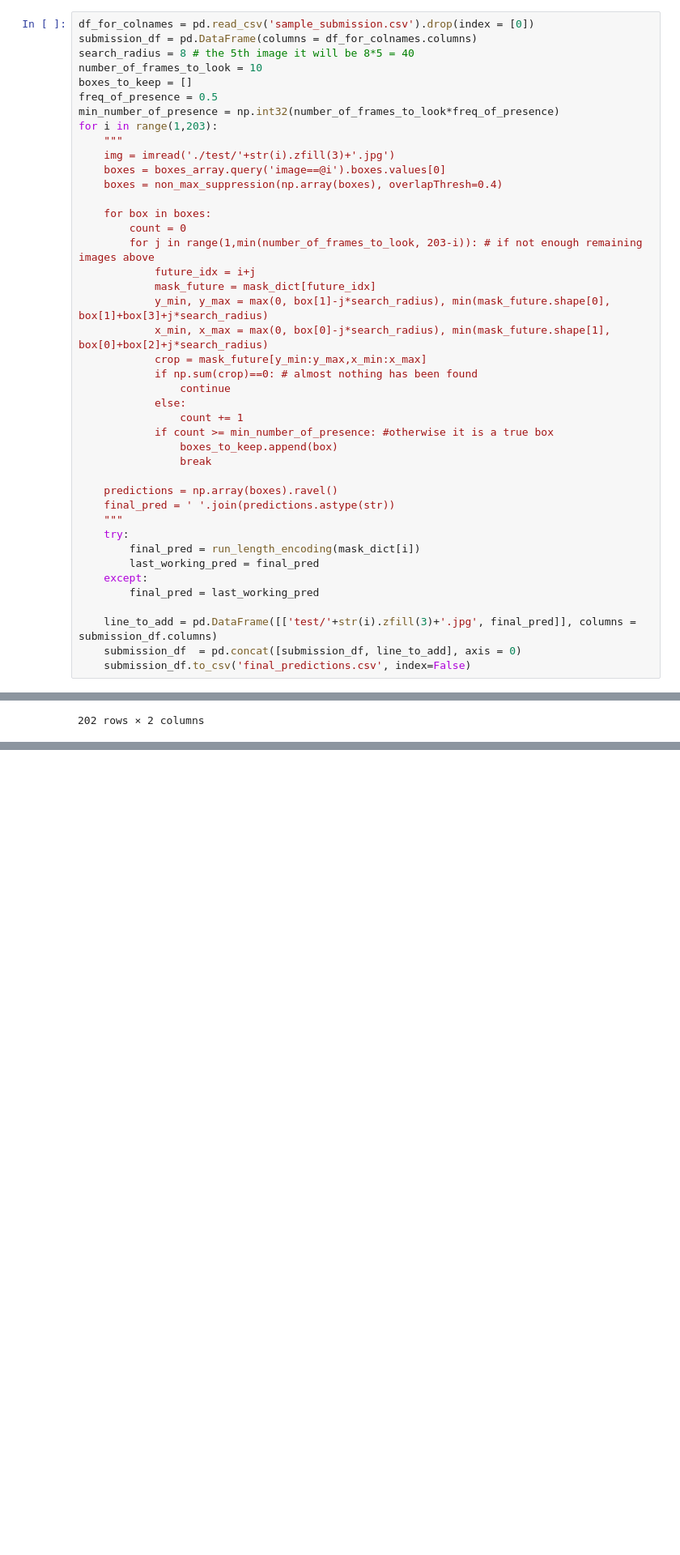
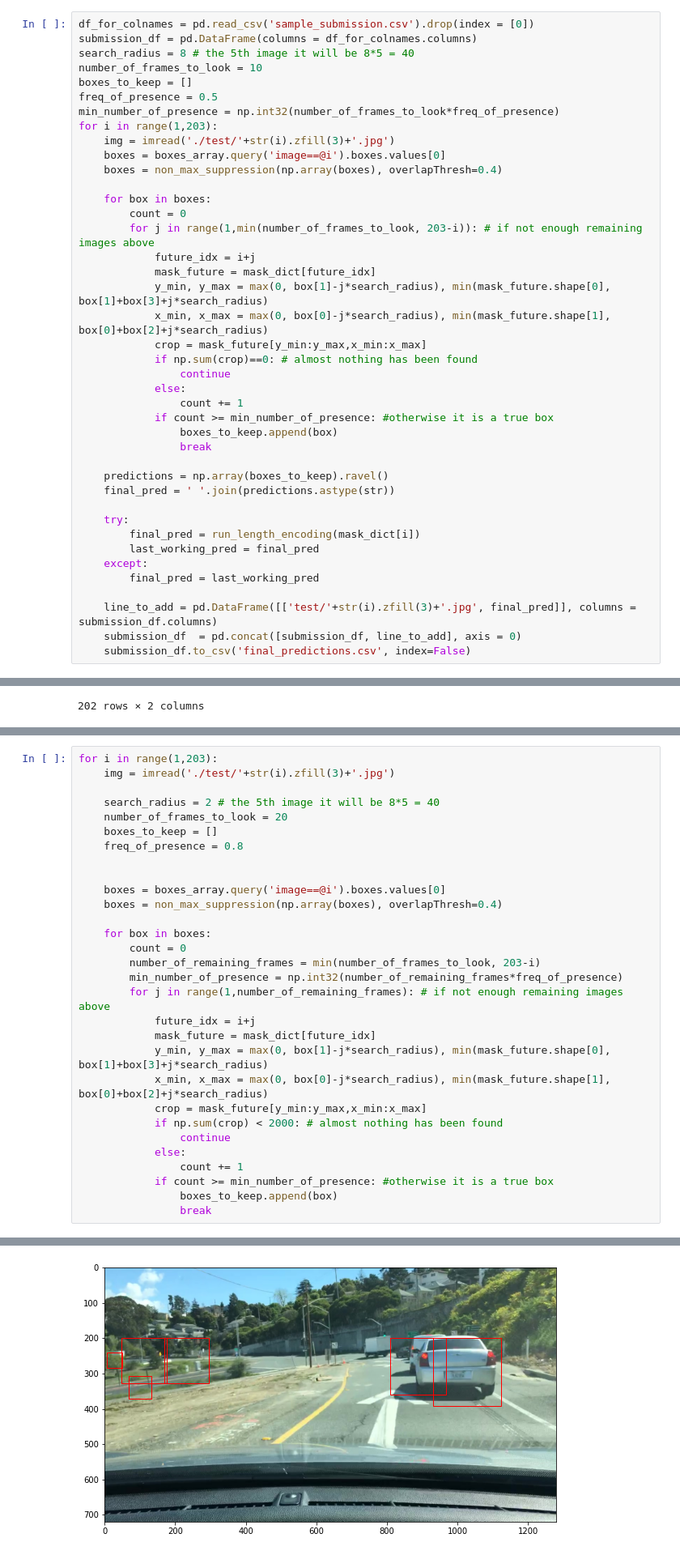
Before and after one commit to timrio/cars_detection, a Jupyter notebook: run_model.ipynb, the cells around one changed output, grey strips where cells are left out. Shown at 81% size. Cells and saved outputs as stored; diff of their text form; blank space fills up the shorter version.

```diff
--- a/run_model.ipynb
+++ b/run_model.ipynb
@@ -439,7 +429,6 @@ boxes_to_keep = []
 freq_of_presence = 0.5
 min_number_of_presence = np.int32(number_of_frames_to_look*freq_of_presence)
 for i in range(1,203):
-    """
     img = imread('./test/'+str(i).zfill(3)+'.jpg')
     boxes = boxes_array.query('image==@i').boxes.values[0]
     boxes = non_max_suppression(np.array(boxes), overlapThresh=0.4)
@@ -460,9 +449,9 @@ for i in range(1,203):
                 boxes_to_keep.append(box)
                 break
 
-    predictions = np.array(boxes).ravel()
+    predictions = np.array(boxes_to_keep).ravel()
     final_pred = ' '.join(predictions.astype(str))
-    """
+
     try:
         final_pred = run_length_encoding(mask_dict[i])
         last_working_pred = final_pred
@@ -515,3 +506,34 @@ submission_df
         ax.add_patch(rect)
 
     ax.imshow(img)
+# %%
+for i in range(1,203):
+    img = imread('./test/'+str(i).zfill(3)+'.jpg')
+
+    search_radius = 2 # the 5th image it will be 8*5 = 40
+    number_of_frames_to_look = 20
+    boxes_to_keep = []
+    freq_of_presence = 0.8
+
+
+    boxes = boxes_array.query('image==@i').boxes.values[0]
+    boxes = non_max_suppression(np.array(boxes), overlapThresh=0.4)
+
+    for box in boxes:
+        count = 0
+        number_of_remaining_frames = min(number_of_frames_to_look, 203-i)
+        min_number_of_presence = np.int32(number_of_remaining_frames*freq_of_presence)
+        for j in range(1,number_of_remaining_frames): # if not enough remaining images above
+            future_idx = i+j
+            mask_future = mask_dict[future_idx]
+            y_min, y_max = max(0, box[1]-j*search_radius), min(mask_future.shape[0], box[1]+box[3]+j*search_radius)
+            x_min, x_max = max(0, box[0]-j*search_radius), min(mask_future.shape[1], box[0]+box[2]+j*search_radius)
+            crop = mask_future[y_min:y_max,x_min:x_max]
+            if np.sum(crop) < 2000: # almost nothing has been found
+                continue
+            else:
+                count += 1
+            if count >= min_number_of_presence: #otherwise it is a true box
+                boxes_to_keep.append(box)
+                break
+# %% [output]
@@ -518,2 +541,3 @@ submission_df
+[figure, added]
 # %% [markdown]
 ## Save predictions
```
Also changed, not shown: parts of 7 cells of this notebook.
